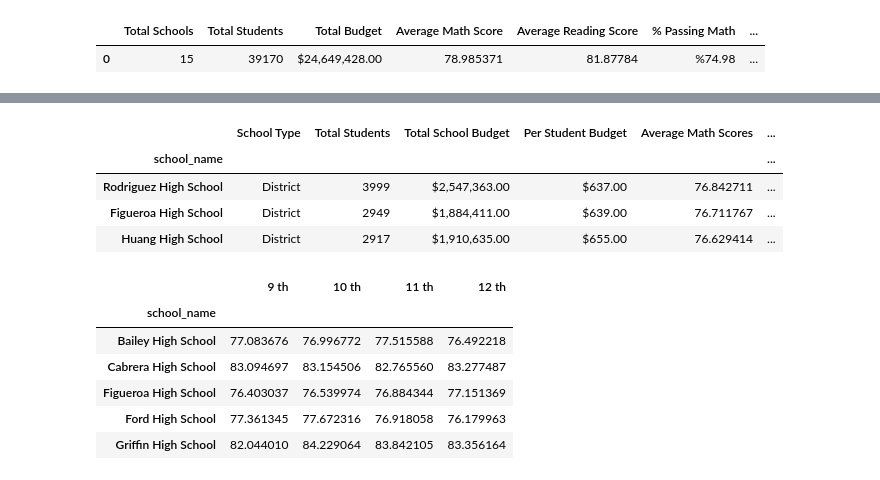
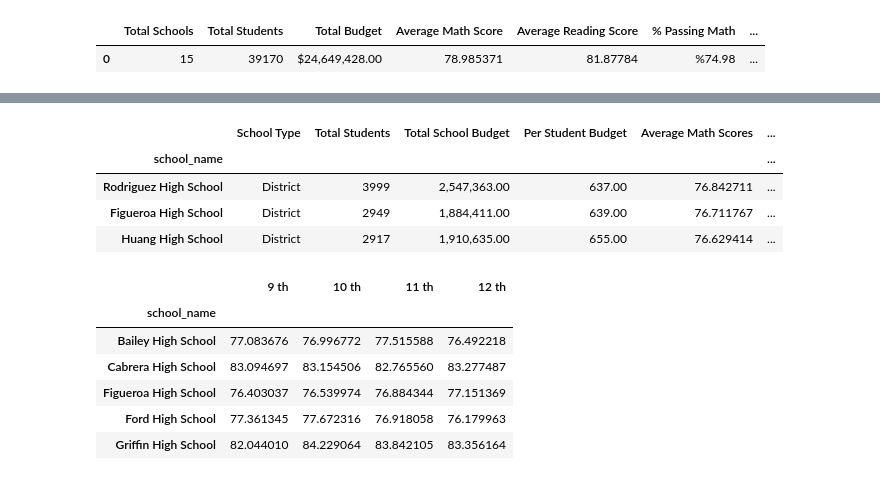
Before and after one commit to ramosconde/05-Matplotlib, a Jupyter notebook: 4-Numpy-Pandas Homework/Numpy_Pandas_Homework.ipynb, the cells around one changed output, grey strips where cells are left out. Cells and saved outputs as stored; diff of their text form; code cells hidden in the pictures.

```diff
--- a/4-Numpy-Pandas Homework/Numpy_Pandas_Homework.ipynb
+++ b/4-Numpy-Pandas Homework/Numpy_Pandas_Homework.ipynb
@@ -131,31 +132,31 @@ high_df1.head(2)
 # %%
 #************************************************************************************************PER SCHOOL FROM LOWEST
 schools_summary_table = pd.DataFrame({"School Type": school_type,
                                     "Total Students": school_counts,
                                      "Total School Budget": school_budgets,
                                      "Per Student Budget": per_student_budget,
                                      "Average Math Scores": avg_math_scores,
                                      "Average Reading Scores": avg_reading_scores,
                                      "% Passing Math": high_test_math,
                                      "% Passing Reading": high_test_reading,
                                      "% Overall Passing Rate": high_overall_pass_rate})
 
 low_df = pd.DataFrame(schools_summary_table)
 low_df1 = low_df.sort_values(by=['% Overall Passing Rate'], ascending=True)
 
-low_df1['Total School Budget'] = low_df1['Total School Budget'].map('${:,.2f}'.format)
-low_df1['Per Student Budget'] = low_df1['Per Student Budget'].map("${:,.2f}".format)
+low_df1['Total School Budget'] = low_df1['Total School Budget'].map('{:,.2f}'.format)
+low_df1['Per Student Budget'] = low_df1['Per Student Budget'].map("{:,.2f}".format)
 low_df1['% Passing Math'] = low_df1['% Passing Math'].map('%{:,.2f}'.format)
 low_df1['% Passing Reading'] = low_df1['% Passing Reading'].map('%{:,.2f}'.format)
 low_df1['% Overall Passing Rate'] = low_df1['% Overall Passing Rate'].map('%{:,.2f}'.format)
 
 low_df1.head(3)
 # %% [output]
 |  | School Type | Total Students | Total School Budget | Per Student Budget | Average Math Scores | ... |
 | school_name |  |  |  |  |  | ... |
-| Rodriguez High School | District | 3999 | $2,547,363.00 | $637.00 | 76.842711 | ... |
-| Figueroa High School | District | 2949 | $1,884,411.00 | $639.00 | 76.711767 | ... |
-| Huang High School | District | 2917 | $1,910,635.00 | $655.00 | 76.629414 | ... |
+| Rodriguez High School | District | 3999 | 2,547,363.00 | 637.00 | 76.842711 | ... |
+| Figueroa High School | District | 2949 | 1,884,411.00 | 639.00 | 76.711767 | ... |
+| Huang High School | District | 2917 | 1,910,635.00 | 655.00 | 76.629414 | ... |
 # %%
 #Math scores by GRADE
 #************************************************************************************************MATH SCORES BY GRADE
```
Also changed, not shown: parts of 1 cell of this notebook.
